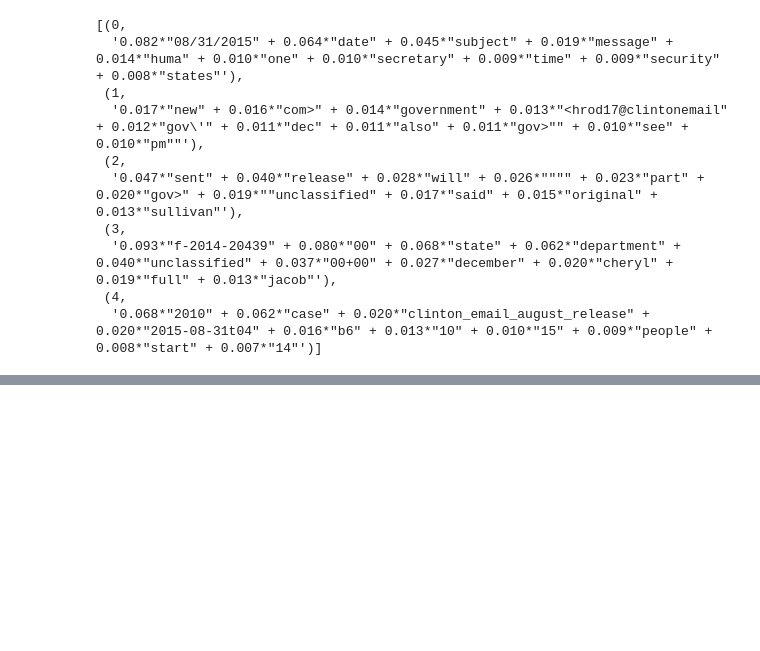
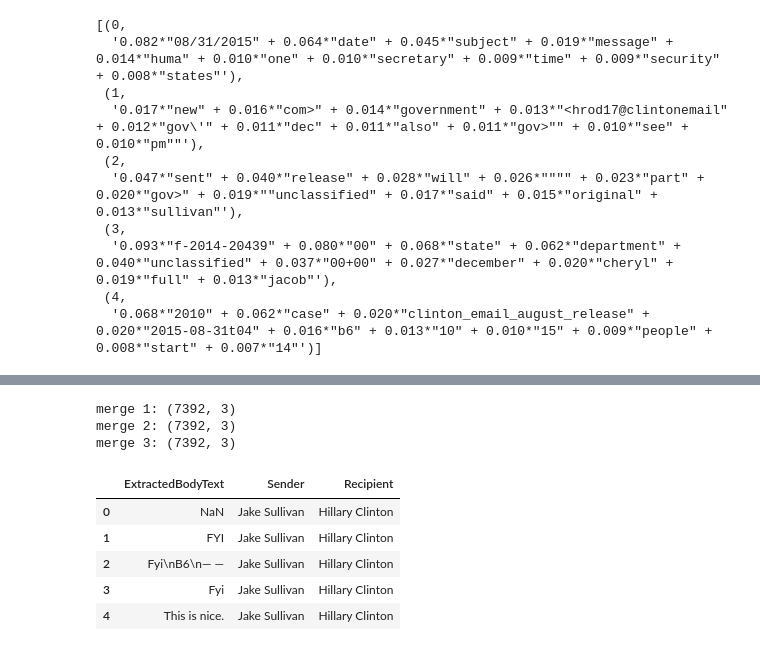
Before and after one commit to nathanquinteiro/ADA-Homework, a Jupyter notebook: 05 - Taming Text/gensim.ipynb, the cells around one changed output, grey strips where cells are left out. Drawn from its saved outputs; the diff is of its cells as text; code cells hidden in the pictures; blank space fills up the shorter version.

```diff
--- a/05 - Taming Text/gensim.ipynb
+++ b/05 - Taming Text/gensim.ipynb
@@ -123,0 +146,26 @@ model.print_topics(30)
+# %%
+aliases = pd.read_csv("hillary-clinton-emails/Aliases.csv")
+persons = pd.read_csv("hillary-clinton-emails/Persons.csv")
+edgesId = pd.merge(edges, aliases[['Alias', 'PersonId']], how='inner', left_on='MetadataTo', right_on='Alias')
+edgesId = edgesId.drop(['MetadataTo','Alias'], axis=1)
+print("merge 1:", edgesId.shape)
+edgesId = pd.merge(edgesId, persons, how='inner', left_on='SenderPersonId', right_on='Id')
+edgesId = edgesId.drop(['SenderPersonId','Id'], axis=1)
+edgesId.columns = ['ExtractedBodyText', 'PersonId', 'Sender']
+print("merge 2:", edgesId.shape)
+edgesId = pd.merge(edgesId, persons, how='inner', left_on='PersonId', right_on='Id')
+edgesId = edgesId.drop(['PersonId','Id'], axis=1)
+edgesId.columns = ['ExtractedBodyText', 'Sender', 'Recipient']
+print("merge 3:", edgesId.shape)
+edgesId.head()
+edgesId.head()
+# %% [output]
+merge 1: (7392, 3)
+merge 2: (7392, 3)
+merge 3: (7392, 3)
+|  | ExtractedBodyText | Sender | Recipient |
+| 0 | NaN | Jake Sullivan | Hillary Clinton |
+| 1 | FYI | Jake Sullivan | Hillary Clinton |
+| 2 | Fyi\nB6\n— — | Jake Sullivan | Hillary Clinton |
+| 3 | Fyi | Jake Sullivan | Hillary Clinton |
+| 4 | This is nice. | Jake Sullivan | Hillary Clinton |
```
Also changed, not shown: parts of 23 cells of this notebook, 3 other files.
